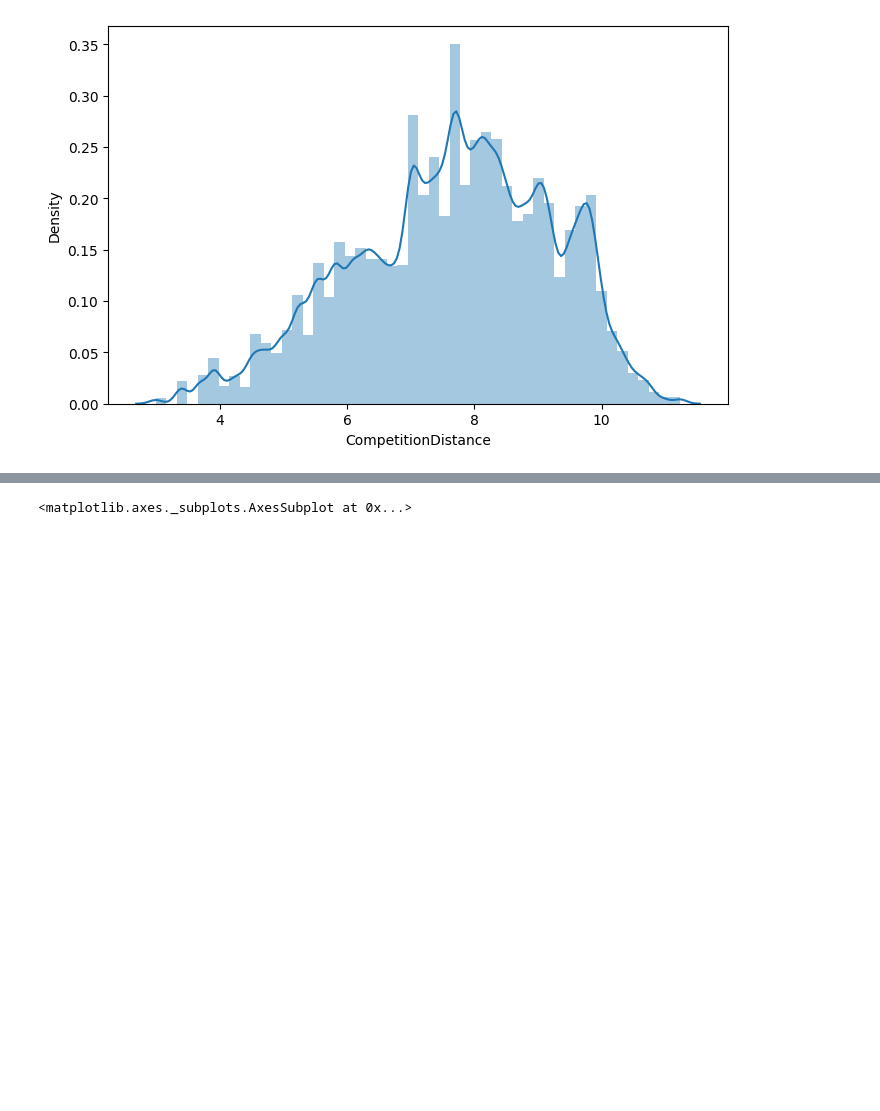
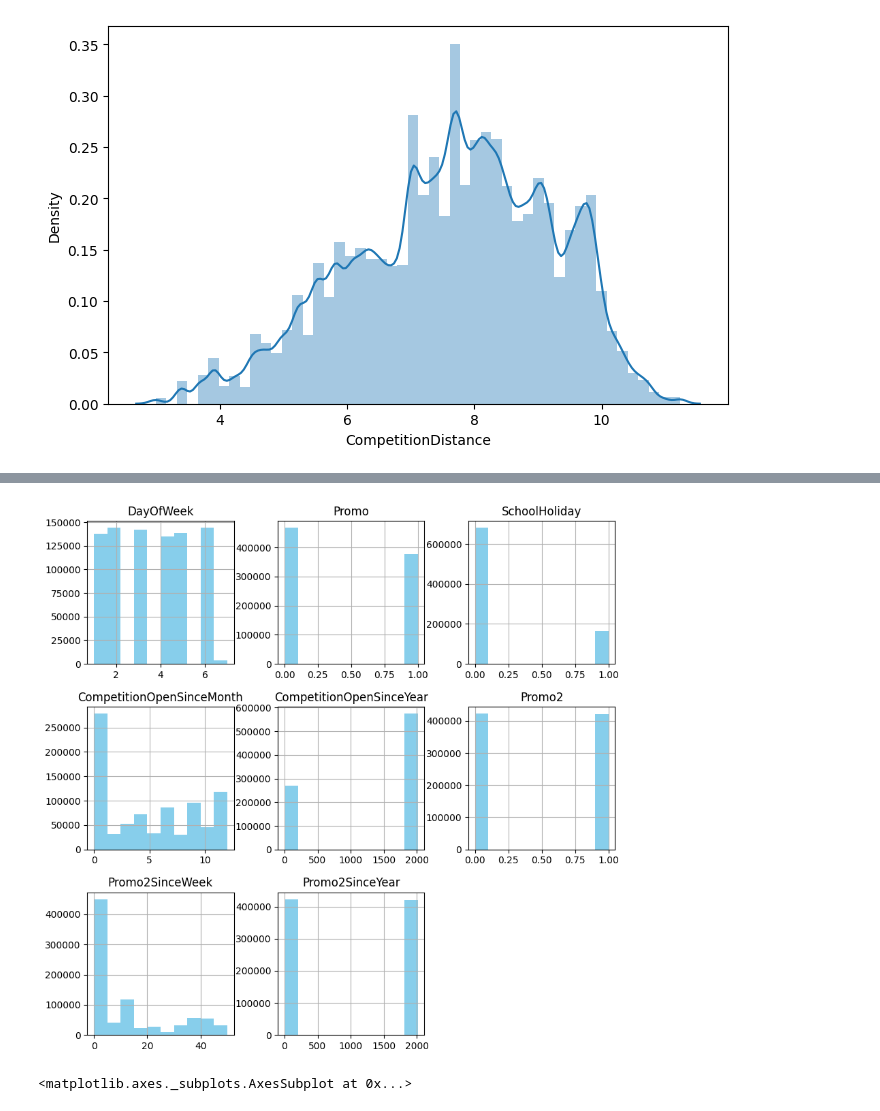
Before and after one commit to kumarabhinavthakur274/Kumar_Abhinav_Rossmann_Sales_Prediction_Capstone_Project, a Jupyter notebook: Kumar_Abhinav_Rossmann_Sales_Prediction_Capstone_Project.ipynb, the cells around one changed output, grey strips where cells are left out. Saved outputs shown, nothing was run; the diff lists cells and outputs as text; code cells hidden in the pictures; blank space fills up the shorter version.

```diff
--- a/Kumar_Abhinav_Rossmann_Sales_Prediction_Capstone_Project.ipynb
+++ b/Kumar_Abhinav_Rossmann_Sales_Prediction_Capstone_Project.ipynb
@@ -322,3 +326,8 @@ for i in categorical_variable_list:
+# %%
+df_merged[categorical_variable_list].hist(color = 'skyblue', figsize= (10,10) )
+plt.show()
+# %% [output]
+[figure, added]
 # %%
 sns.scatterplot(x=df_merged['Customers'], y=df_merged['Sales'])
 # %% [output]
```
Also changed, not shown: parts of 25 cells of this notebook.
